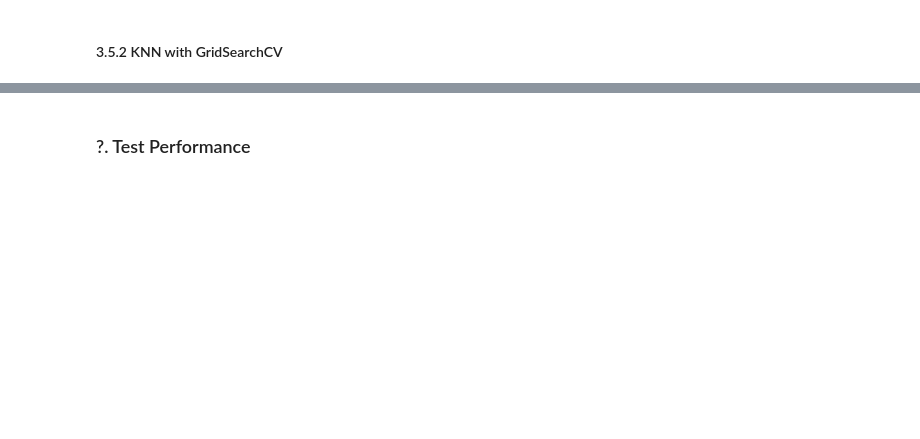
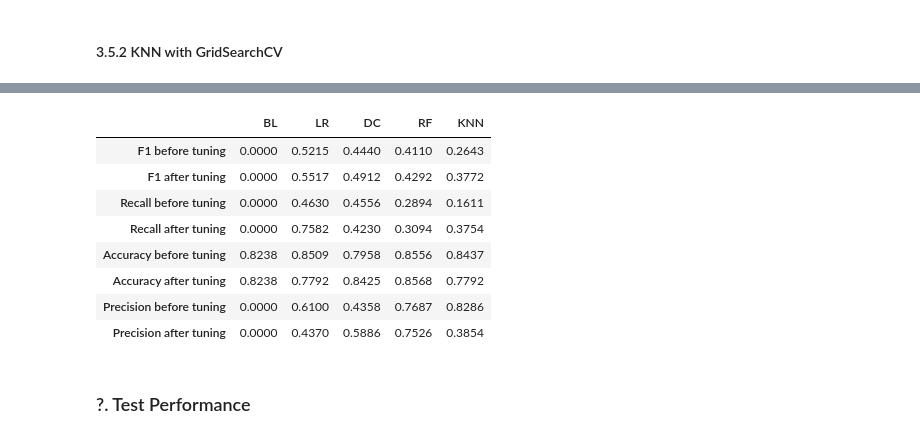
Before and after one commit to Avisonix/AML-Gruppe30, a Jupyter notebook: src/aml/data.ipynb, the cells around one changed output, grey strips where cells are left out. Saved outputs shown, nothing was run; the diff lists cells and outputs as text; code cells hidden in the pictures; blank space fills up the shorter version.

```diff
--- a/src/aml/data.ipynb
+++ b/src/aml/data.ipynb
@@ -953,0 +1096,17 @@ results_table.reset_index(drop=True)
+# %%
+def get_best_scores(grid):
+    """Return accuracy, recall, f1, precision at the best F1 model."""
+    i = grid.best_index_
+    cvres = grid.cv_results_
+    return (
+        cvres["mean_test_f1"][i],
+        cvres["mean_test_recall"][i],
+        cvres["mean_test_accuracy"][i],
+        cvres["mean_test_precision"][i],
+    )
+
+# After tuning (F1, Recall, Accuracy, Precision) for each model
+lr_f1_after,  lr_rec_after,  lr_acc_after,  lr_prec_after  = get_best_scores(lr_grid)
+dt_f1_after,  dt_rec_after,  dt_acc_after,  dt_prec_after  = get_best_scores(dt_grid)
+rf_f1_after,  rf_rec_after,  rf_acc_after,  rf_prec_after  = get_best_scores(rf_grid)
+knn_f1_after, knn_rec_after, knn_acc_after, knn_prec_after = get_best_scores(knn_grid)
@@ -954,2 +1148,67 @@ results_table.reset_index(drop=True)
+# %%
+import pandas as pd
+import numpy as np
+
+index = [
+    "F1 before tuning",
+    "F1 after tuning",
+    "Recall before tuning",
+    "Recall after tuning",
+    "Accuracy before tuning",
+    "Accuracy after tuning",
+    "Precision before tuning",
+    "Precision after tuning",
+]
+
+results_all = pd.DataFrame(
+    {
+        "BL": [
+            bl_f1_before,  bl_f1_after,
+            bl_rec_before, bl_rec_after,
+            bl_acc_before, bl_acc_after,
+            bl_pre_before, bl_pre_after,
+        ],
+        "LR": [
+            lr_f1_before,  lr_f1_after,
+            lr_rec_before, lr_rec_after,
+            lr_acc_before, lr_acc_after,
+            lr_pre_before, lr_pre_after,
+        ],
+        "DC": [
+            dt_f1_before,  dt_f1_after,
+            dt_rec_before, dt_rec_after,
+            dt_acc_before, dt_acc_after,
+            dt_pre_before, dt_pre_after,
+        ],
+        "RF": [
+            rf_f1_before,  rf_f1_after,
+            rf_rec_before, rf_rec_after,
+            rf_acc_before, rf_acc_after,
+            rf_pre_before, rf_pre_after,
+        ],
+        "KNN": [
+            knn_f1_before, knn_f1_after,
+            knn_rec_before, knn_rec_after,
+            knn_acc_before, knn_acc_after,
+            knn_pre_before, knn_pre_after,
+        ],
+    },
+    index=index,
+)
+
+# Optional: round for nicer display
+results_all = results_all.round(4)
+
+results_all
+# %% [output]
+|  | BL | LR | DC | RF | KNN |
+| F1 before tuning | 0.0000 | 0.5215 | 0.4440 | 0.4110 | 0.2643 |
+| F1 after tuning | 0.0000 | 0.5517 | 0.4912 | 0.4292 | 0.3772 |
+| Recall before tuning | 0.0000 | 0.4630 | 0.4556 | 0.2894 | 0.1611 |
+| Recall after tuning | 0.0000 | 0.7582 | 0.4230 | 0.3094 | 0.3754 |
+| Accuracy before tuning | 0.8238 | 0.8509 | 0.7958 | 0.8556 | 0.8437 |
+| Accuracy after tuning | 0.8238 | 0.7792 | 0.8425 | 0.8568 | 0.7792 |
+| Precision before tuning | 0.0000 | 0.6100 | 0.4358 | 0.7687 | 0.8286 |
+| Precision after tuning | 0.0000 | 0.4370 | 0.5886 | 0.7526 | 0.3854 |
 # %% [markdown]
 ### ?. Test Performance
```
Also changed, not shown: parts of 18 cells of this notebook, 1 other file.
